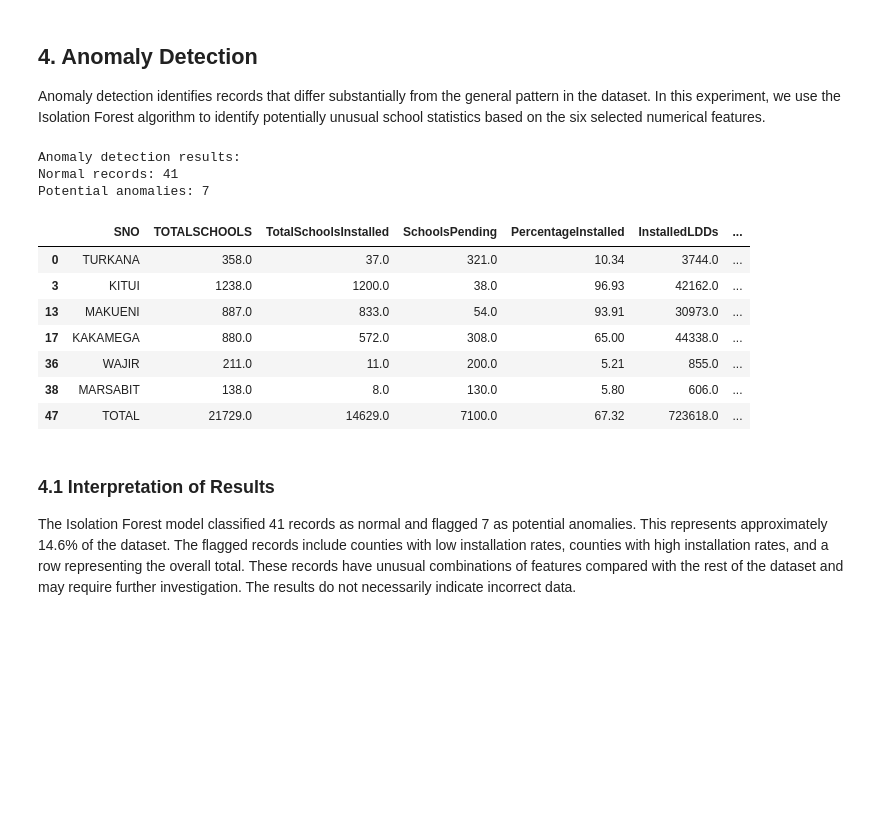
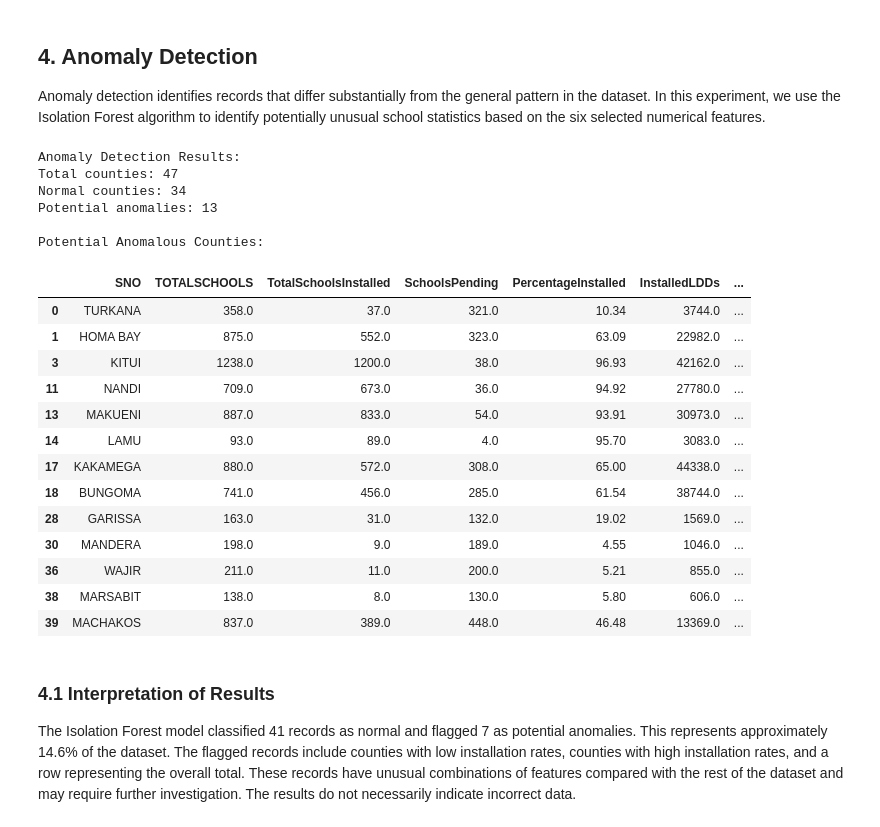
Before and after one commit to YvonneMukabera/Lab-2-Country-Schools, a Jupyter notebook: lab-2-country-schools.ipynb, the cells around one changed output. Cells and saved outputs as stored; diff of their text form; code cells hidden in the pictures; blank space fills up the shorter version.

```diff
--- a/lab-2-country-schools.ipynb
+++ b/lab-2-country-schools.ipynb
@@ -281,43 +281,98 @@ Scaled feature shape: (48, 6)
 
 Anomaly detection identifies records that differ substantially from the general pattern in the dataset. In this experiment, we use the Isolation Forest algorithm to identify potentially unusual school statistics based on the six selected numerical features.
 # %%
+import pandas as pd
+from sklearn.preprocessing import StandardScaler
 from sklearn.ensemble import IsolationForest
+
+# Select numerical features
+featureColumns = [
+    "TOTALSCHOOLS",
+    "TotalSchoolsInstalled",
+    "SchoolsPending",
+    "PercentageInstalled",
+    "InstalledLDDs",
+    "InstalledTDDs"
+]
+
+# Prepare county data and exclude the aggregate TOTAL row
+anomalyResults = schoolsData[
+    schoolsData["SNO"].astype(str).str.strip().str.upper() != "TOTAL"
+].copy()
+
+# Convert percentage values to numerical values
+anomalyResults["PercentageInstalled"] = pd.to_numeric(
+    anomalyResults["PercentageInstalled"]
+    .astype(str)
+    .str.replace("%", "", regex=False),
+    errors="coerce"
+)
+
+# Ensure all selected features are numerical
+for column in featureColumns:
+    anomalyResults[column] = pd.to_numeric(
+        anomalyResults[column],
+        errors="coerce"
+    )
+
+# Remove records with missing feature values
+anomalyResults = anomalyResults.dropna(
+    subset=featureColumns
+).copy()
+
+# Standardize the features
+scaler = StandardScaler()
+schoolsScaled = scaler.fit_transform(
+    anomalyResults[featureColumns]
+)
 
 # Create and train the anomaly detection model
 anomalyModel = IsolationForest(
     n_estimators=100,
     contamination="auto",
     random_state=42
 )
 
 # Identify normal records and potential anomalies
 anomalyLabels = anomalyModel.fit_predict(schoolsScaled)
 
-# Add results to a copy of the cleaned dataset
-anomalyResults = schoolsData.copy()
+# Add results to the same dataset used for detection
 anomalyResults["AnomalyStatus"] = anomalyLabels
 
 # Summarize the results
-print("Anomaly detection results:")
-print("Normal records:", (anomalyLabels == 1).sum())
+print("Anomaly Detection Results:")
+print("Total counties:", len(anomalyResults))
+print("Normal counties:", (anomalyLabels == 1).sum())
 print("Potential anomalies:", (anomalyLabels == -1).sum())
 
-# Display records flagged as potential anomalies
+# Display potential anomalies
+print("\nPotential Anomalous Counties:")
 display(
-    anomalyResults[anomalyResults["AnomalyStatus"] == -1]
+    anomalyResults[
+        anomalyResults["AnomalyStatus"] == -1
+    ]
 )
 # %% [output]
-Anomaly detection results:
-Normal records: 41
-Potential anomalies: 7
+Anomaly Detection Results:
+Total counties: 47
+Normal counties: 34
+Potential anomalies: 13
+
+Potential Anomalous Counties:
 |  | SNO | TOTALSCHOOLS | TotalSchoolsInstalled | SchoolsPending | PercentageInstalled | InstalledLDDs | ... |
 | 0 | TURKANA | 358.0 | 37.0 | 321.0 | 10.34 | 3744.0 | ... |
+| 1 | HOMA BAY | 875.0 | 552.0 | 323.0 | 63.09 | 22982.0 | ... |
 | 3 | KITUI | 1238.0 | 1200.0 | 38.0 | 96.93 | 42162.0 | ... |
+| 11 | NANDI | 709.0 | 673.0 | 36.0 | 94.92 | 27780.0 | ... |
 | 13 | MAKUENI | 887.0 | 833.0 | 54.0 | 93.91 | 30973.0 | ... |
+| 14 | LAMU | 93.0 | 89.0 | 4.0 | 95.70 | 3083.0 | ... |
 | 17 | KAKAMEGA | 880.0 | 572.0 | 308.0 | 65.00 | 44338.0 | ... |
+| 18 | BUNGOMA | 741.0 | 456.0 | 285.0 | 61.54 | 38744.0 | ... |
+| 28 | GARISSA | 163.0 | 31.0 | 132.0 | 19.02 | 1569.0 | ... |
+| 30 | MANDERA | 198.0 | 9.0 | 189.0 | 4.55 | 1046.0 | ... |
 | 36 | WAJIR | 211.0 | 11.0 | 200.0 | 5.21 | 855.0 | ... |
 | 38 | MARSABIT | 138.0 | 8.0 | 130.0 | 5.80 | 606.0 | ... |
-| 47 | TOTAL | 21729.0 | 14629.0 | 7100.0 | 67.32 | 723618.0 | ... |
+| 39 | MACHAKOS | 837.0 | 389.0 | 448.0 | 46.48 | 13369.0 | ... |
 # %% [markdown]
 ### 4.1 Interpretation of Results
 
```
Also changed, not shown: parts of 10 cells of this notebook.
